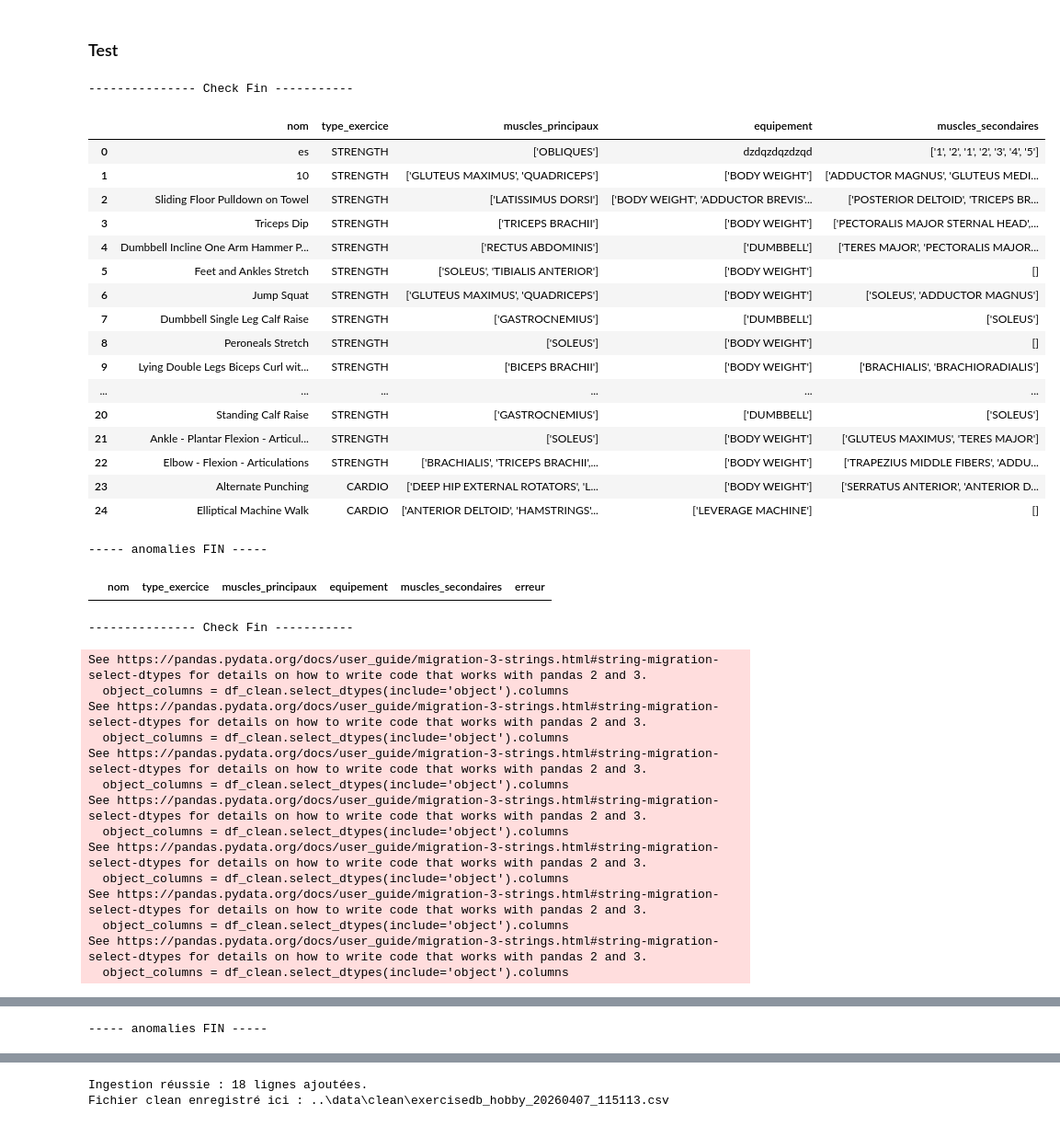
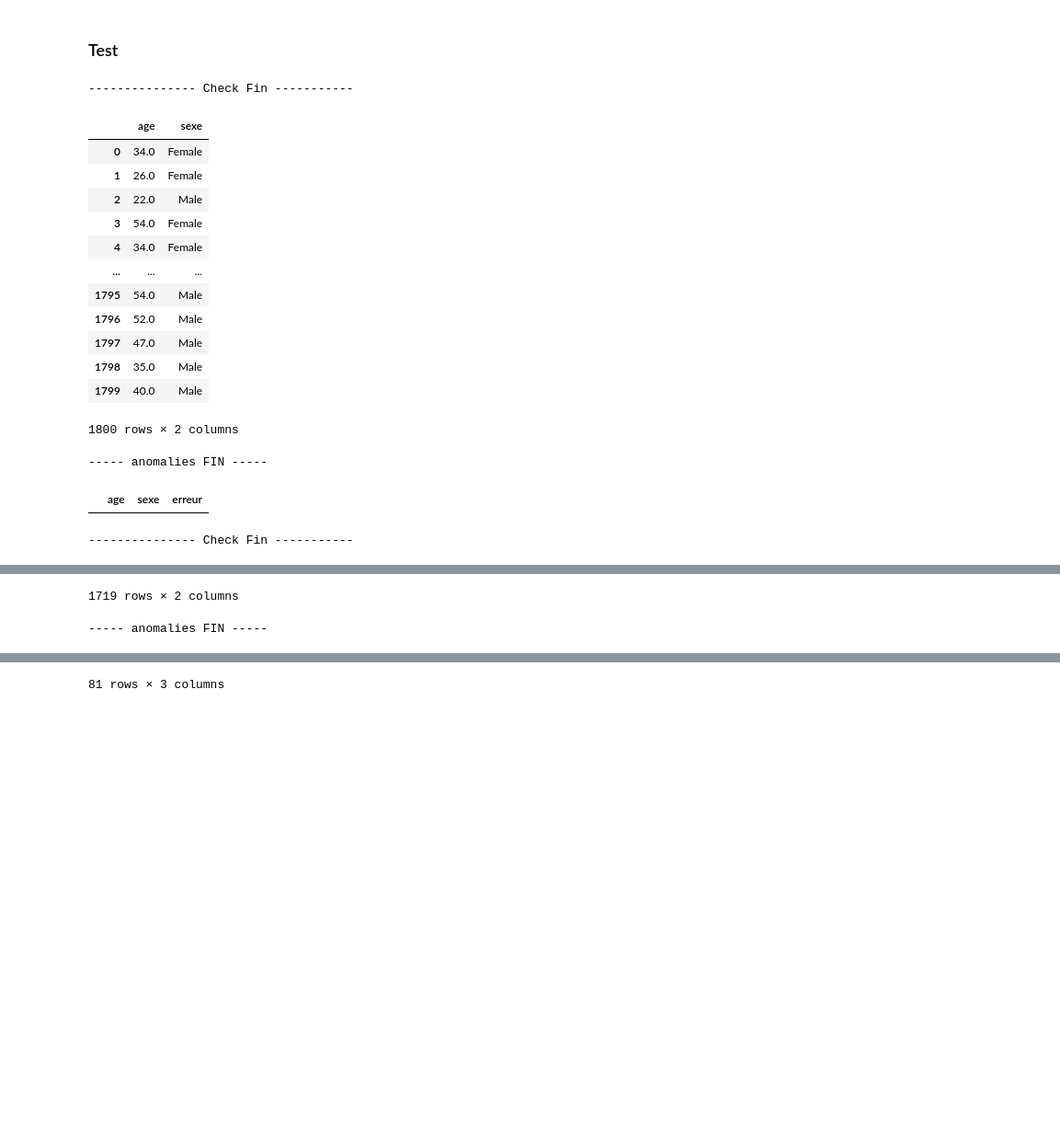
Before and after one commit to HealthAI-Corpo/healthai-etl, a Jupyter notebook: notebooks/03_read_clean copy.ipynb, the cells around one changed output, grey strips where cells are left out. Shown at 92% size. Drawn from its saved outputs; the diff is of its cells as text; code cells hidden in the pictures; blank space fills up the shorter version.

Commit message:
transformation AGE_TO_BIRTHDATE

```diff
--- a/notebooks/03_read_clean copy.ipynb
+++ b/notebooks/03_read_clean copy.ipynb
@@ -55,6 +55,7 @@ class TypeTransformation(Enum):
     CEIL = "ceil"           # arrondir à l'entier supérieur
     CLIP_MIN = "clip_min"   # valeur min pour éviter les abus (si X > 110 -> x = 100)   -> fournir valeur float
     CLIP_MAX = "clip_max"   # valeur max pour éviter les abus (si X > 110 -> x = 100)   -> fournir valeur float
+    AGE_TO_BIRTHDATE = "age_to_birthdate"   # age (nombre) -> date de naissance au 1er janvier
 
     UPPER = "upper"         # MAJUSCULE
     LOWER = "lower"         # minuscule
@@ -947,6 +948,16 @@ def apply_transformation(series: pd.Series, transformation, mask):
         elif transformation.type_transformation == TypeTransformation.CEIL:
             # Arrondi à l'entier supérieur
             result[mask] = np.ceil(series[mask])
+
+        elif transformation.type_transformation == TypeTransformation.AGE_TO_BIRTHDATE:
+            # Transforme un age en date de naissance fixee au 1er janvier (annee courante - age).
+            ages_floor = np.floor(series[mask]).astype("Int64")
+            birth_years = pd.Timestamp.now().year - ages_floor
+            result[mask] = pd.to_datetime(
+                birth_years.astype(str) + "-01-01",
+                format="%Y-%m-%d",
+                errors="coerce",
+            )
 
 
         # Type string
@@ -1074,6 +1085,7 @@ def get_expected_type(transformation: ETLColumnTransformation):
         TypeTransformation.POWER,
         TypeTransformation.CEIL,
         TypeTransformation.FLOOR,
+        TypeTransformation.AGE_TO_BIRTHDATE,
     }:
         return "numeric"
 
@@ -1830,7 +1943,7 @@ def get_pipeline_exercisedb_hobby():
 # %%
 from IPython.display import display # pour notebook test
 
-pipeline_rules = get_pipeline_exercisedb_hobby()
+pipeline_rules = get_pipeline_test_date()
 pipeline_column_mapping = pipeline_rules.colonnes
 
 dfs_matched_files = get_df_matched_files(pipeline_rules)
@@ -1840,66 +1953,48 @@ for df in dfs_matched_files:
     anomalies = generate_anomaly_dataframe(pipeline_column_mapping)
 
     print("--------------- Check Fin -----------")
     display(df_clean)
     print("----- anomalies FIN -----")
     display(anomalies)
 
     # supprime les espaces inutiles des string
     df_clean = clean_txt(df_clean)
 
     # Transformer les colonnes
     df_clean, anomalies = apply_transformations(df_clean, anomalies, pipeline_column_mapping)
 
     # Verifier les valeurs null
     df_clean, anomalies = handle_missing_values(df_clean, anomalies, pipeline_column_mapping)
 
     # Regarder si les colonnes sont convertible dans le type cible
     df_clean, anomalies = convert_column_type(df_clean, anomalies, pipeline_column_mapping)
 
     # Vérifier les contraintes métier de colonnes
     df_clean, anomalies = check_column_constraint(df_clean, anomalies, pipeline_column_mapping)
 
     print("--------------- Check Fin -----------")
     display(df_clean)
     print("----- anomalies FIN -----")
     display(anomalies)
 
-    path = loader_pipeline(df_clean, anomalies, pipeline_rules)
+    # path = loader_pipeline(df_clean, anomalies, pipeline_rules)
 
-    print(f"Fichier clean enregistré ici : {path}")
+    # print(f"Fichier clean enregistré ici : {path}")
 # %% [output]
 --------------- Check Fin -----------
-|  | nom | type_exercice | muscles_principaux | equipement | muscles_secondaires |
-| 0 | es | STRENGTH | ['OBLIQUES'] | dzdqzdqzdzqd | ['1', '2', '1', '2', '3', '4', '5'] |
-| 1 | 10 | STRENGTH | ['GLUTEUS MAXIMUS', 'QUADRICEPS'] | ['BODY WEIGHT'] | ['ADDUCTOR MAGNUS', 'GLUTEUS MEDI... |
-| 2 | Sliding Floor Pulldown on Towel | STRENGTH | ['LATISSIMUS DORSI'] | ['BODY WEIGHT', 'ADDUCTOR BREVIS'... | ['POSTERIOR DELTOID', 'TRICEPS BR... |
-| 3 | Triceps Dip | STRENGTH | ['TRICEPS BRACHII'] | ['BODY WEIGHT'] | ['PECTORALIS MAJOR STERNAL HEAD',... |
-| 4 | Dumbbell Incline One Arm Hammer P... | STRENGTH | ['RECTUS ABDOMINIS'] | ['DUMBBELL'] | ['TERES MAJOR', 'PECTORALIS MAJOR... |
-| 5 | Feet and Ankles Stretch | STRENGTH | ['SOLEUS', 'TIBIALIS ANTERIOR'] | ['BODY WEIGHT'] | [] |
-| 6 | Jump Squat | STRENGTH | ['GLUTEUS MAXIMUS', 'QUADRICEPS'] | ['BODY WEIGHT'] | ['SOLEUS', 'ADDUCTOR MAGNUS'] |
-| 7 | Dumbbell Single Leg Calf Raise | STRENGTH | ['GASTROCNEMIUS'] | ['DUMBBELL'] | ['SOLEUS'] |
-| 8 | Peroneals Stretch | STRENGTH | ['SOLEUS'] | ['BODY WEIGHT'] | [] |
-| 9 | Lying Double Legs Biceps Curl wit... | STRENGTH | ['BICEPS BRACHII'] | ['BODY WEIGHT'] | ['BRACHIALIS', 'BRACHIORADIALIS'] |
-| ... | ... | ... | ... | ... | ... |
-| 20 | Standing Calf Raise | STRENGTH | ['GASTROCNEMIUS'] | ['DUMBBELL'] | ['SOLEUS'] |
-| 21 | Ankle - Plantar Flexion - Articul... | STRENGTH | ['SOLEUS'] | ['BODY WEIGHT'] | ['GLUTEUS MAXIMUS', 'TERES MAJOR'] |
-| 22 | Elbow - Flexion - Articulations | STRENGTH | ['BRACHIALIS', 'TRICEPS BRACHII',... | ['BODY WEIGHT'] | ['TRAPEZIUS MIDDLE FIBERS', 'ADDU... |
-| 23 | Alternate Punching | CARDIO | ['DEEP HIP EXTERNAL ROTATORS', 'L... | ['BODY WEIGHT'] | ['SERRATUS ANTERIOR', 'ANTERIOR D... |
-| 24 | Elliptical Machine Walk | CARDIO | ['ANTERIOR DELTOID', 'HAMSTRINGS'... | ['LEVERAGE MACHINE'] | [] |
+|  | age | sexe |
+| 0 | 34.0 | Female |
+| 1 | 26.0 | Female |
+| 2 | 22.0 | Male |
+| 3 | 54.0 | Female |
+| 4 | 34.0 | Female |
+| ... | ... | ... |
+| 1795 | 54.0 | Male |
+| 1796 | 52.0 | Male |
+| 1797 | 47.0 | Male |
+| 1798 | 35.0 | Male |
+| 1799 | 40.0 | Male |
------ anomalies FIN -----
+1800 rows × 2 columns
+----- anomalies FIN -----
-|  | nom | type_exercice | muscles_principaux | equipement | muscles_secondaires | erreur |
+|  | age | sexe | erreur |
---------------- Check Fin -----------
-See https://pandas.pydata.org/docs/user_guide/migration-3-strings.html#string-migration-select-dtypes for details on how to write code that works with pandas 2 and 3.
-  object_columns = df_clean.select_dtypes(include='object').columns
-See https://pandas.pydata.org/docs/user_guide/migration-3-strings.html#string-migration-select-dtypes for details on how to write code that works with pandas 2 and 3.
-  object_columns = df_clean.select_dtypes(include='object').columns
-See https://pandas.pydata.org/docs/user_guide/migration-3-strings.html#string-migration-select-dtypes for details on how to write code that works with pandas 2 and 3.
-  object_columns = df_clean.select_dtypes(include='object').columns
-See https://pandas.pydata.org/docs/user_guide/migration-3-strings.html#string-migration-select-dtypes for details on how to write code that works with pandas 2 and 3.
-  object_columns = df_clean.select_dtypes(include='object').columns
-See https://pandas.pydata.org/docs/user_guide/migration-3-strings.html#string-migration-select-dtypes for details on how to write code that works with pandas 2 and 3.
-  object_columns = df_clean.select_dtypes(include='object').columns
-See https://pandas.pydata.org/docs/user_guide/migration-3-strings.html#string-migration-select-dtypes for details on how to write code that works with pandas 2 and 3.
-  object_columns = df_clean.select_dtypes(include='object').columns
-See https://pandas.pydata.org/docs/user_guide/migration-3-strings.html#string-migration-select-dtypes for details on how to write code that works with pandas 2 and 3.
-  object_columns = df_clean.select_dtypes(include='object').columns
+--------------- Check Fin -----------
@@ -1923 +2031,2 @@ See https://pandas.pydata.org/docs/user_guide/migration-3-strings.html#string-mi
------ anomalies FIN -----
+1719 rows × 2 columns
+----- anomalies FIN -----
@@ -1932,2 +2045 @@ See https://pandas.pydata.org/docs/user_guide/migration-3-strings.html#string-mi
-Ingestion réussie : 18 lignes ajoutées.
-Fichier clean enregistré ici : ..\data\clean\exercisedb_hobby_20260407_115113.csv
+81 rows × 3 columns
```
Also changed, not shown: parts of 2 cells of this notebook, 2 other files.
